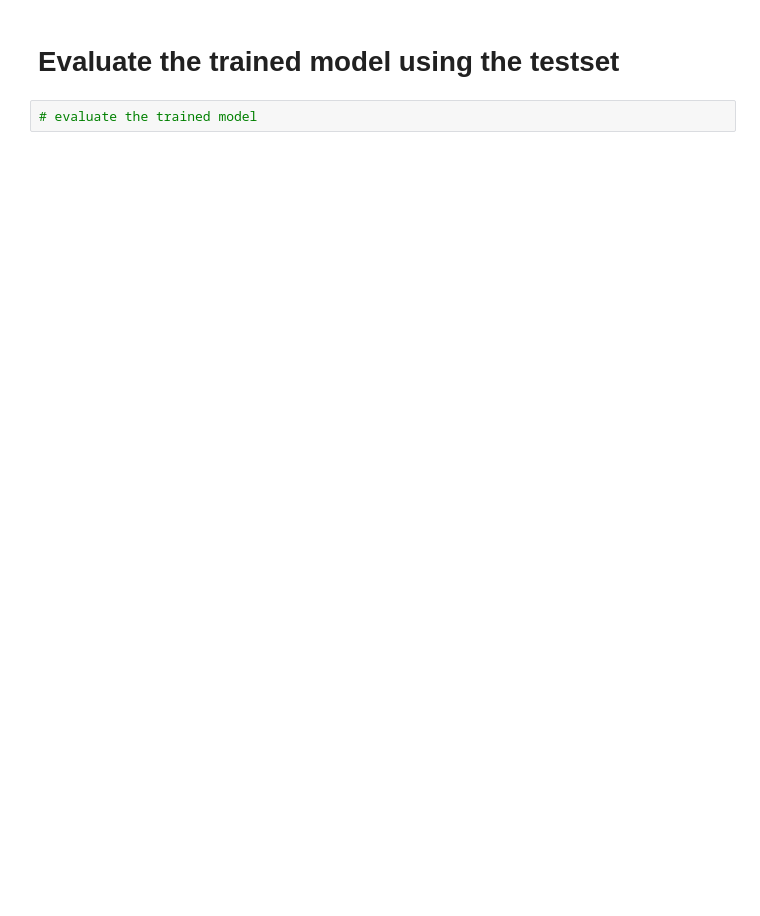
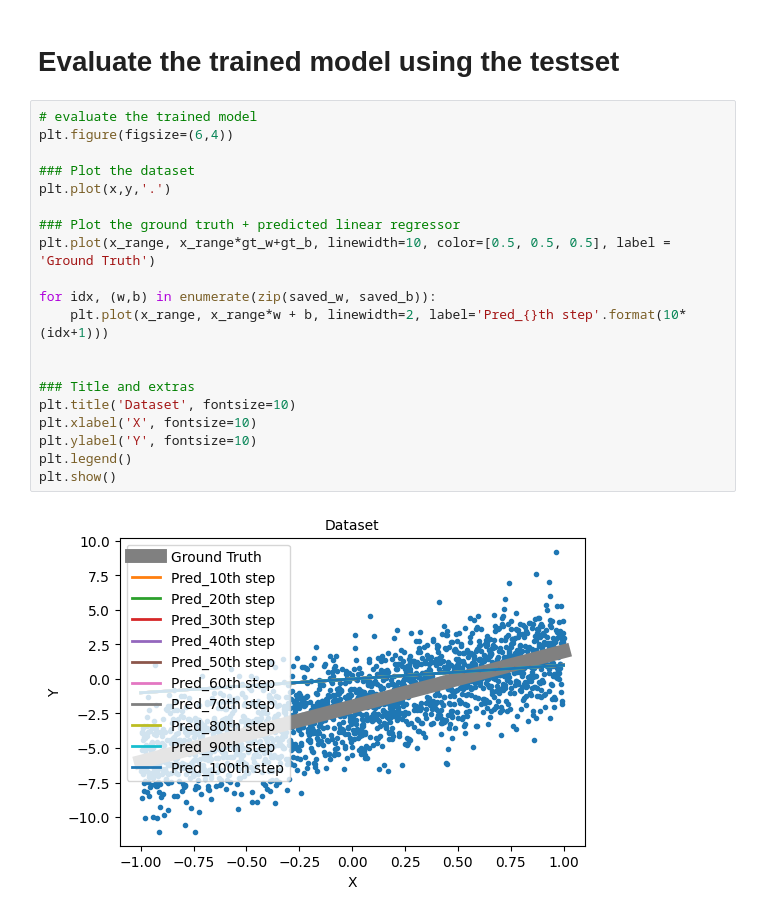
Before and after one commit to ppokranguser/Artificial_Intelligence_study, a Jupyter notebook: 240924_logistic_regression_blanks.ipynb, the cells around one changed output. Saved outputs shown, nothing was run; the diff lists cells and outputs as text; blank space fills up the shorter version.

```diff
--- a/240924_logistic_regression_blanks.ipynb
+++ b/240924_logistic_regression_blanks.ipynb
@@ -28,4 +263,24 @@
 # %% [markdown]
 # Evaluate the trained model using the testset
-# %%
-# evaluate the trained model
+# %%
+# evaluate the trained model
+plt.figure(figsize=(6,4))
+
+### Plot the dataset
+plt.plot(x,y,'.')
+
+### Plot the ground truth + predicted linear regressor
+plt.plot(x_range, x_range*gt_w+gt_b, linewidth=10, color=[0.5, 0.5, 0.5], label = 'Ground Truth')
+
+for idx, (w,b) in enumerate(zip(saved_w, saved_b)):
+    plt.plot(x_range, x_range*w + b, linewidth=2, label='Pred_{}th step'.format(10*(idx+1)))
+
+
+### Title and extras
+plt.title('Dataset', fontsize=10)
+plt.xlabel('X', fontsize=10)
+plt.ylabel('Y', fontsize=10)
+plt.legend()
+plt.show()
+# %% [output]
+[figure, added]
```
Also changed, not shown: parts of 17 cells of this notebook.
